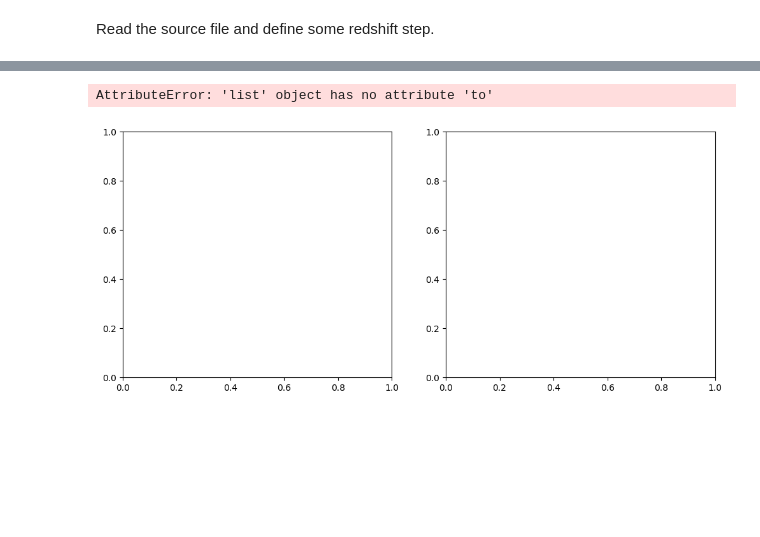
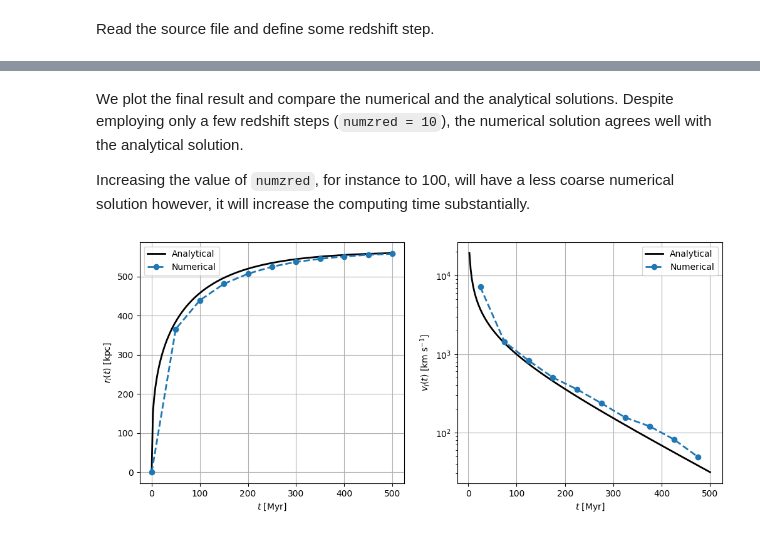
Before and after one commit to cosmic-reionization/pyC2Ray, a Jupyter notebook: docs/examples/ifront.ipynb, the cells around one changed output, grey strips where cells are left out. Drawn from its saved outputs; the diff is of its cells as text; code cells hidden in the pictures; blank space fills up the shorter version.

```diff
--- a/docs/examples/ifront.ipynb
+++ b/docs/examples/ifront.ipynb
@@ -22,9 +26,10 @@ The ionizing photons propagates resulting in a I-front with radius, $r_I$, that
 Ngamma = 1e54 / u.s
 nH = 1.87e-4 / u.cm**3
 alpha_B = 2.59e-13 * u.cm**3 / u.s
+clump = 5
 
-r_S = ((3*Ngamma/(4*np.pi*alpha_B*nH**2))**(1./3)).to('kpc')
-t_rec = (1.0 / (alpha_B*nH)).to('Myr')
+r_S = ((3*Ngamma/(4*np.pi*clump*alpha_B*nH**2))**(1./3)).to('kpc')
+t_rec = (1.0 / (clump*alpha_B*nH)).to('Myr')
 
 print("r_S = ", r_S)
 print("t_rec = ", t_rec)
@@ -225,0 +193,32 @@ r_num
+# %%
+# get half box length for interpolation in kpc
+xc = np.linspace(0, sim.boxsize*1000/2, sim.N//2)
+
+# get time of the corresponding redshift step
+t_num = (sim.cosmology.age(zred_array) - sim.cosmology.age(sim.zred_0)).to('Myr')
+t_aveg = 0.5*(t_num[1:]+t_num[:-1])
+
+# get numerical radius and velocity
+r_num = np.zeros_like(zred_array)
+v_num = np.zeros(zred_array.size-1)
+
+for k, z in enumerate(zred_array):
+    # load ionized fraction
+    xh = np.load('%sxfrac_%.3f.npy' %(sim.results_basename, z))
+
+    # line of sight from the center to the box side
+    los_xh = xh[sim.N//2:,sim.N//2,sim.N//2]
+
+    # Compute the I-front radius at 50% ionized
+    r_num[k] = np.interp(0.5, np.flip(los_xh), np.flip(xc))
+
+    # Compute the I-front velocity
+    if(k > 0):
+        v_num[k-1] = ((r_num[k] - r_num[k-1])/(t_num[k]-t_num[k-1]) * u.kpc).to('km/s').value
+
+        # plt the xHII profile
+        plt.plot(xc, los_xh, label='z = %.1f' %z, color=plt.cm.jet(k/zred_array.size))
+        plt.legend()
+
+plt.xlabel('x [kpc]'), plt.ylabel(r'$x_\mathrm{HII}$')
+plt.show(), plt.clf()
@@ -226,18 +229,21 @@ r_num
+# %% [markdown]
+We plot the final result and compare the numerical and the analytical solutions. Despite employing only a few redshift steps (`numzred = 10`), the numerical solution agrees well with the analytical solution.
+
+Increasing the value of `numzred`, for instance to 100, will have a less coarse numerical solution however, it will increase the computing time substantially.
 # %%
 fig, axs = plt.subplots(figsize=(12,5), ncols=2, nrows=1)
 
-#axs[0].plot(t_analytical, r_analytical, color='black', ls='-', label="Analytical", lw=2)
-axs[0].plot(t_num.to('Myr'), r_num, color='tab:blue', ls='--', label="Numerical", lw=2)
+axs[0].plot(t_analytical, r_analytical, color='black', ls='-', label="Analytical", lw=2)
+axs[0].plot(t_num, r_num, color='tab:blue', marker='o', ls='--', label="Numerical", lw=2)
 axs[0].set_ylabel("$r_I(t)$ [kpc]")
 
 axs[1].semilogy(t_analytical[1:],v_analytical,color='black',label="Analytical",lw=2)
-#axs[1].plot(t_ave, v_num, color='tab:blue', ls='--', label="Numerical", lw=2)
+axs[1].plot(t_aveg, v_num, color='tab:blue', marker='o', ls='--', label="Numerical", lw=2)
 axs[1].set_ylabel("$v_I(t)$ [km s$^{-1}$]")
 
 for ax in axs:
     ax.set_xlabel("$t$ [Myr]")
     ax.grid()
     ax.legend()
 # %% [output]
-AttributeError: 'list' object has no attribute 'to'
-[figure, old version]
+[figure, new version]
```
Also changed, not shown: parts of 18 cells of this notebook, 12 other files.
